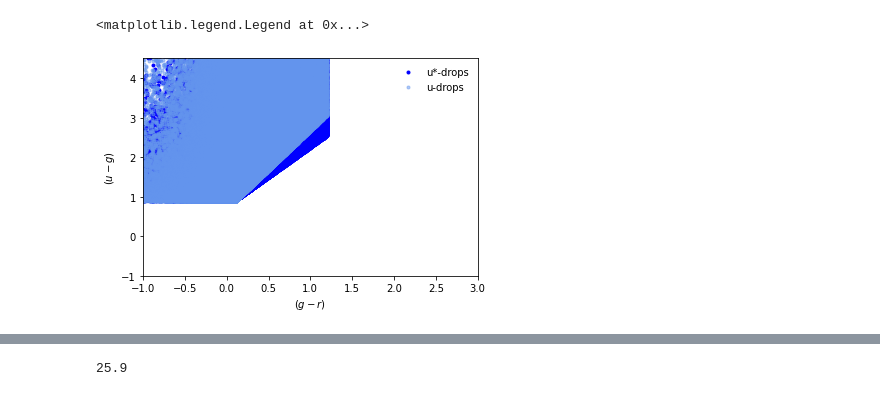
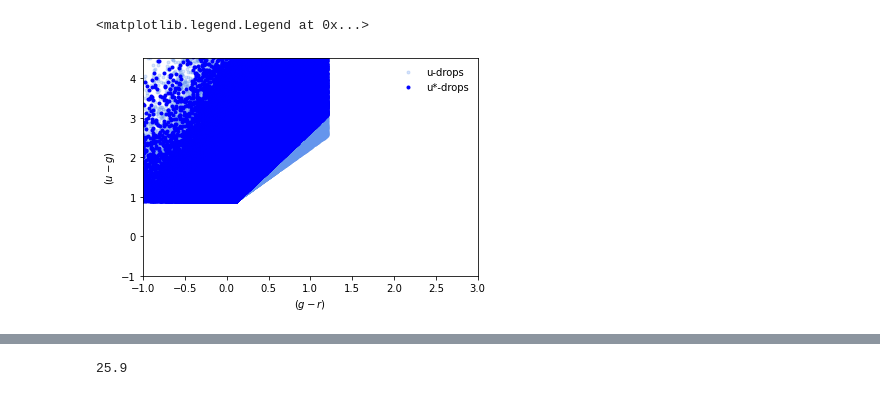
Before and after one commit to michaelJwilson/DESILBG, a Jupyter notebook: target/proposals/docs/desilbg-clauds.ipynb, the cells around one changed output, grey strips where cells are left out. Saved outputs shown, nothing was run; the diff lists cells and outputs as text; code cells hidden in the pictures.

```diff
--- a/target/proposals/docs/desilbg-clauds.ipynb
+++ b/target/proposals/docs/desilbg-clauds.ipynb
@@ -119,0 +113,2 @@ Table length=4695985
+# %%
+cSclauds = Sclauds['COSMOS']
@@ -187,19 +216,33 @@ Table length=2779644
 # %%
-def liu_udrops(clauds):
+def liu_udrops(clauds, band='r', magmin=0.0, maglim=35.):
+    '''
+    u-drop color selection.
+    '''
+
+    assert  np.all(clauds['FLAG_FIELD_BINARY'][:,1] == True)
+
     isin = clauds['g'] - clauds['r'] < 1.2
     isin = isin & (clauds['u'] - clauds['g'] > 0.88)
     isin = isin & (clauds['u'] - clauds['g'] > 1.99 * (clauds['g'] - clauds['r']) + 0.68)
-    isin = isin & (clauds['FLAG_FIELD_BINARY'][:,1] == True)
+    isin = isin & (clauds[band] < maglim)
+    isin = isin & (clauds[band] > magmin)
 
     return  isin
 # %%
-def hilde_usdrops(clauds):
+def hilde_usdrops(clauds, band='r', magmin=0.0, maglim=35.):
+    '''
+    uS-drop color selection.
+    '''
+
+    assert  np.all(clauds['FLAG_FIELD_BINARY'][:,2] == True)
+
     isin = clauds['g'] - clauds['r'] < 1.2
     isin = isin & (clauds['uS'] - clauds['g'] > 0.90)
     isin = isin & (clauds['uS'] - clauds['g'] > 1.50 * (clauds['g'] - clauds['r']) + 0.75)
-    isin = isin & (clauds['FLAG_FIELD_BINARY'][:,2] == True)
+    isin = isin & (clauds[band] < maglim)
+    isin = isin & (clauds[band] > magmin)
 
     return  isin
 # %%
-udrops    = liu_drops(cclauds)
-usdrops   = hilde_usdrops(cclauds)
+udrops    = cclauds[liu_udrops(cclauds)]
+usdrops   = cSclauds[hilde_usdrops(cSclauds)]
@@ -209,14 +249,14 @@ uS_sample = cclauds[usdrops]
 # %%
-pl.plot(uS_sample['g'] - uS_sample['r'], uS_sample['uS'] - uS_sample['g'], marker='.', c='b', lw=0.0, label='u*-drops')
-pl.plot(u_sample['g'] - u_sample['r'], u_sample['u'] - u_sample['g'], marker='.', c='cornflowerblue', lw=0.0, alpha=0.5, label='u-drops')
+pl.plot(usdrops['g'] - usdrops['r'], usdrops['uS'] - usdrops['g'], marker='.', c='cornflowerblue', lw=0.0, alpha=0.25, label='u-drops')
+pl.plot(udrops['g'] - udrops['r'], udrops['u'] - udrops['g'], marker='.', c='b', lw=0.0, label='u*-drops')
 
 pl.xlim(-1., 3.0)
 pl.ylim(-1., 4.5)
 
 pl.xlabel(r'$(g-r)$')
 pl.ylabel(r'$(u-g)$')
 
 pl.legend(frameon=False)
 # %% [output]
 <matplotlib.legend.Legend at 0x...>
-[figure, old version]
+[figure, new version]
```
Also changed, not shown: parts of 42 cells of this notebook, 7 other files.
